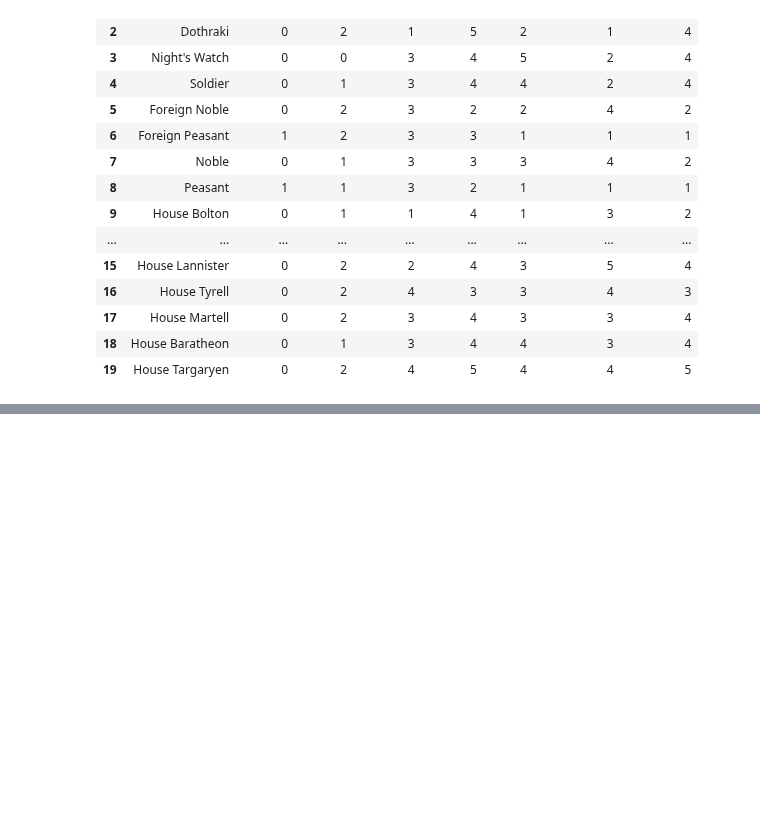
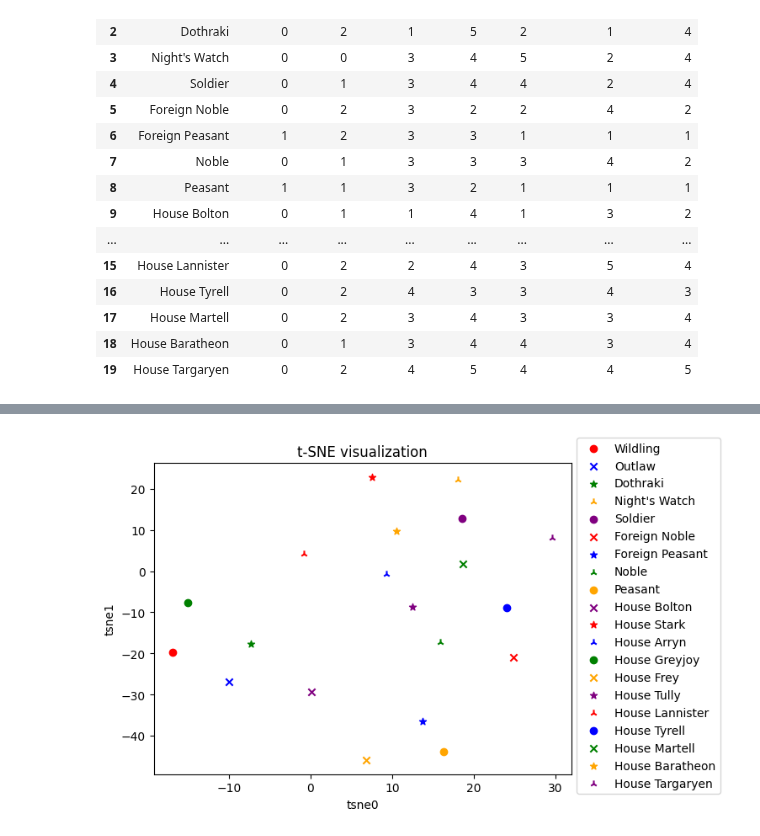
Before and after one commit to franziskasteger/game-of-thrones-survival, a Jupyter notebook: notebooks/franzi_tSNE.ipynb, the cells around one changed output, grey strips where cells are left out. Cells and saved outputs as stored; diff of their text form; code cells hidden in the pictures; blank space fills up the shorter version.

```diff
--- a/notebooks/franzi_tSNE.ipynb
+++ b/notebooks/franzi_tSNE.ipynb
@@ -31,0 +31,3 @@ tsne.fit()
+# %%
+tsne = TSNE(perplexity=10, init='random', n_iter=1_000_000)
+X_embedded = pd.DataFrame(tsne.fit_transform(X), columns=tsne.get_feature_names_out())
@@ -31,0 +54,18 @@ tsne.fit()
+# %%
+colors = ['red', 'blue', 'green', 'orange', 'purple']
+markers = ['o', 'x', '*', '2']
+# %%
+plt.figure()
+c = 0
+s = 0
+for i in range(len(X_embedded)):
+    plt.scatter(X_embedded.loc[i][0], X_embedded.loc[i][1], c=colors[c%5], marker=markers[s%4], label=y[i])
+    c += 1
+    s += 1
+plt.legend(bbox_to_anchor=(1, 1.1))
+plt.title('t-SNE visualization')
+plt.xlabel('tsne0')
+plt.ylabel('tsne1')
+plt.show()
+# %% [output]
+[figure, added]
```
Also changed, not shown: parts of 4 cells of this notebook.
